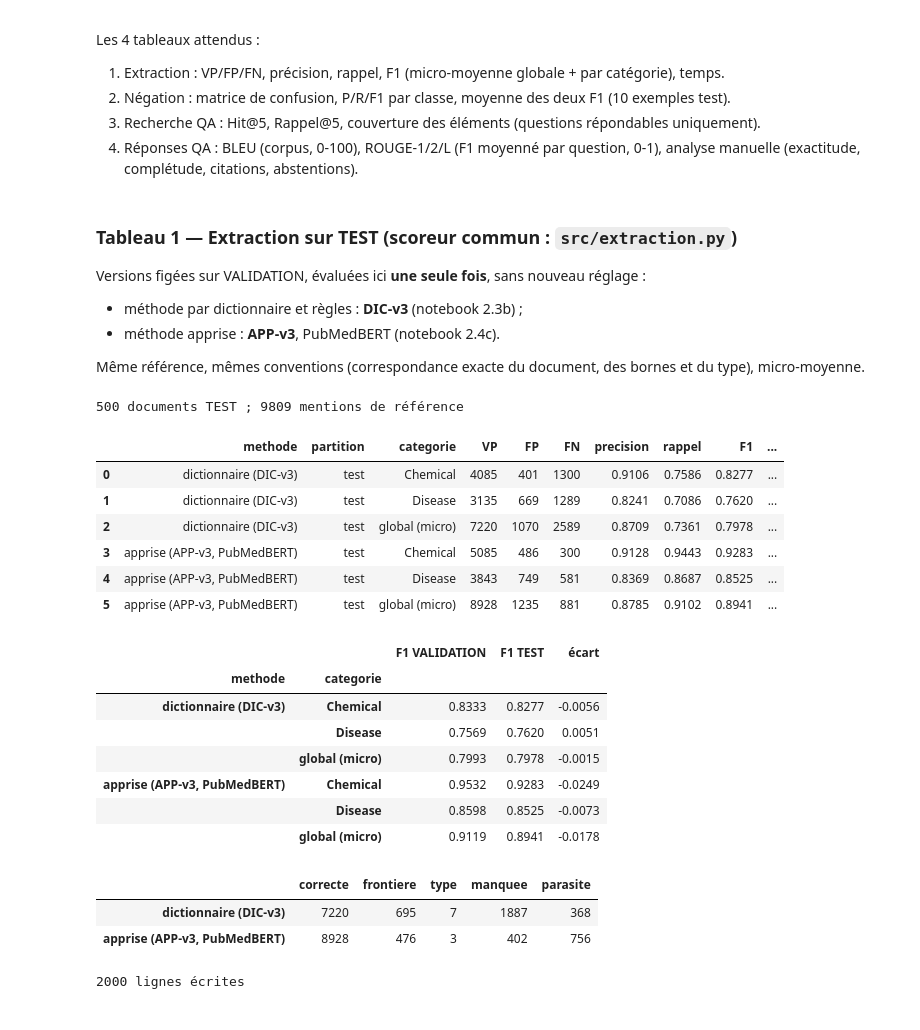
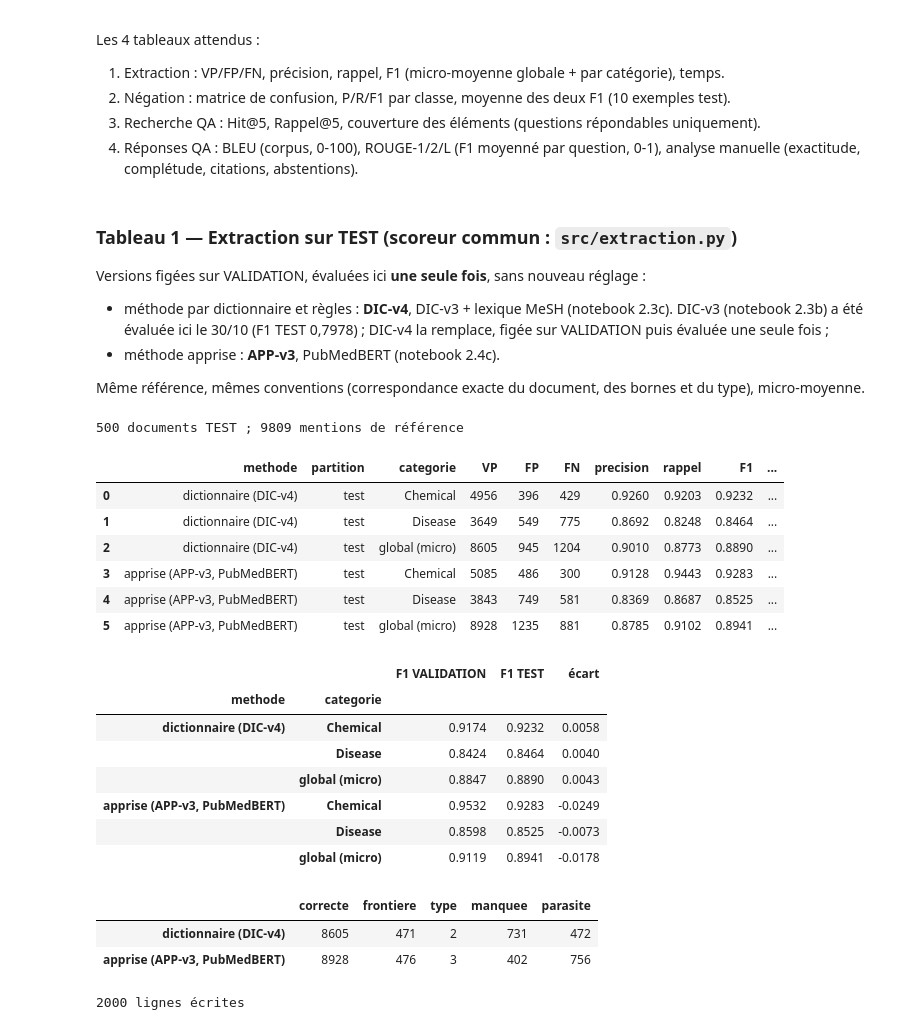
Before and after one commit to yam89421/NLP-SANTE-BC5CDR, a Jupyter notebook: notebooks/5_evaluation.ipynb, the cells around one changed output. Saved outputs shown, nothing was run; the diff lists cells and outputs as text; code cells hidden in the pictures.

```diff
--- a/notebooks/5_evaluation.ipynb
+++ b/notebooks/5_evaluation.ipynb
@@ -14,7 +14,8 @@ Les 4 tableaux attendus :
 ### Tableau 1 — Extraction sur TEST (scoreur commun : `src/extraction.py`)
 
 Versions figées sur VALIDATION, évaluées ici **une seule fois**, sans nouveau réglage :
-- méthode par dictionnaire et règles : **DIC-v3** (notebook 2.3b) ;
+- méthode par dictionnaire et règles : **DIC-v4**, DIC-v3 + lexique MeSH (notebook 2.3c). DIC-v3 (notebook 2.3b) a
+  été évaluée ici le 30/10 (F1 TEST 0,7978) ; DIC-v4 la remplace, figée sur VALIDATION puis évaluée une seule fois ;
 - méthode apprise : **APP-v3**, PubMedBERT (notebook 2.4c).
 
 Même référence, mêmes conventions (correspondance exacte du document, des bornes et du type), micro-moyenne.
@@ -27,43 +28,43 @@ import pandas as pd
 RACINE = Path.cwd().parent
 sys.path.insert(0, str(RACINE))
 
 from tals import erreurs
 from src.cdr import charger_jsonl, mentions_reference
 from src.extraction import tableau_scores, lire_predictions
 
 EXTRACTION = RACINE / "resultats" / "extraction"
 documents = charger_jsonl(RACINE / "data" / "corpus_extraction.jsonl")
 test = [d for d in documents if d.partition == "test"]
 ref_test = mentions_reference(test)
 docs_test = {d.document_id for d in test}
 print(len(test), "documents TEST ;", len(ref_test), "mentions de référence")
 
 METHODES = {   # nom dans le tableau : (fichier de prédictions, fichier de configuration, clé du temps TEST)
-    "dictionnaire (DIC-v3)": ("predictions_dictionnaire_v3_test.jsonl", "dictionnaire_v3_config_gelee.json",
+    "dictionnaire (DIC-v4)": ("predictions_dictionnaire_v4_test.jsonl", "dictionnaire_v4_config_gelee.json",
                               ("temps_s", "extraction_test")),
     "apprise (APP-v3, PubMedBERT)": ("predictions_apprise_v3_test.jsonl", "apprise_v3_config_gelee.json",
                                      ("temps_s", "prediction_test")),
 }
 preds, tableaux = {}, []
 for nom, (fichier, config, (a, b)) in METHODES.items():
     preds[nom] = {m for m in lire_predictions(EXTRACTION / fichier) if m.doc in docs_test}
     temps = json.loads((EXTRACTION / config).read_text(encoding="utf-8"))[a][b]
     tableaux.append(tableau_scores(ref_test, preds[nom], nom, "test", temps))
 scores_test = pd.concat(tableaux, ignore_index=True)
 scores_test.to_csv(EXTRACTION / "scores_test.csv", index=False)
 scores_test
 # %% [output]
 500 documents TEST ; 9809 mentions de référence
 |  | methode | partition | categorie | VP | FP | FN | precision | rappel | F1 | ... |
-| 0 | dictionnaire (DIC-v3) | test | Chemical | 4085 | 401 | 1300 | 0.9106 | 0.7586 | 0.8277 | ... |
-| 1 | dictionnaire (DIC-v3) | test | Disease | 3135 | 669 | 1289 | 0.8241 | 0.7086 | 0.7620 | ... |
-| 2 | dictionnaire (DIC-v3) | test | global (micro) | 7220 | 1070 | 2589 | 0.8709 | 0.7361 | 0.7978 | ... |
+| 0 | dictionnaire (DIC-v4) | test | Chemical | 4956 | 396 | 429 | 0.9260 | 0.9203 | 0.9232 | ... |
+| 1 | dictionnaire (DIC-v4) | test | Disease | 3649 | 549 | 775 | 0.8692 | 0.8248 | 0.8464 | ... |
+| 2 | dictionnaire (DIC-v4) | test | global (micro) | 8605 | 945 | 1204 | 0.9010 | 0.8773 | 0.8890 | ... |
 | 3 | apprise (APP-v3, PubMedBERT) | test | Chemical | 5085 | 486 | 300 | 0.9128 | 0.9443 | 0.9283 | ... |
 | 4 | apprise (APP-v3, PubMedBERT) | test | Disease | 3843 | 749 | 581 | 0.8369 | 0.8687 | 0.8525 | ... |
 | 5 | apprise (APP-v3, PubMedBERT) | test | global (micro) | 8928 | 1235 | 881 | 0.8785 | 0.9102 | 0.8941 | ... |
 # %%
 # Rappel des scores VALIDATION des mêmes versions, pour voir l'écart VALIDATION → TEST.
-val = pd.concat([pd.read_csv(EXTRACTION / "scores_dictionnaire_v3_validation.csv").assign(methode="dictionnaire (DIC-v3)"),
+val = pd.concat([pd.read_csv(EXTRACTION / "scores_dictionnaire_v4_validation.csv").assign(methode="dictionnaire (DIC-v4)"),
                  pd.read_csv(EXTRACTION / "scores_apprise_v3_validation.csv").assign(methode="apprise (APP-v3, PubMedBERT)")])
 comparaison = (val.set_index(["methode", "categorie"])["F1"].rename("F1 VALIDATION").to_frame()
                .join(scores_test.set_index(["methode", "categorie"])["F1"].rename("F1 TEST")))
@@ -72,9 +73,9 @@ comparaison
 # %% [output]
 |  |  | F1 VALIDATION | F1 TEST | écart |
 | methode | categorie |  |  |  |
-| dictionnaire (DIC-v3) | Chemical | 0.8333 | 0.8277 | -0.0056 |
-|  | Disease | 0.7569 | 0.7620 | 0.0051 |
-|  | global (micro) | 0.7993 | 0.7978 | -0.0015 |
+| dictionnaire (DIC-v4) | Chemical | 0.9174 | 0.9232 | 0.0058 |
+|  | Disease | 0.8424 | 0.8464 | 0.0040 |
+|  | global (micro) | 0.8847 | 0.8890 | 0.0043 |
 | apprise (APP-v3, PubMedBERT) | Chemical | 0.9532 | 0.9283 | -0.0249 |
 |  | Disease | 0.8598 | 0.8525 | -0.0073 |
 |  | global (micro) | 0.9119 | 0.8941 | -0.0178 |
@@ -83,7 +84,7 @@ comparaison
 pd.DataFrame({nom: {k: len(v) for k, v in erreurs(ref_test, p).items()} for nom, p in preds.items()}).T
 # %% [output]
 |  | correcte | frontiere | type | manquee | parasite |
-| dictionnaire (DIC-v3) | 7220 | 695 | 7 | 1887 | 368 |
+| dictionnaire (DIC-v4) | 8605 | 471 | 2 | 731 | 472 |
 | apprise (APP-v3, PubMedBERT) | 8928 | 476 | 3 | 402 | 756 |
 # %%
 # Sorties des deux méthodes sur TEST, au format du guide (data/predictions_extraction.jsonl)
```
Also changed, not shown: 40 other files.
